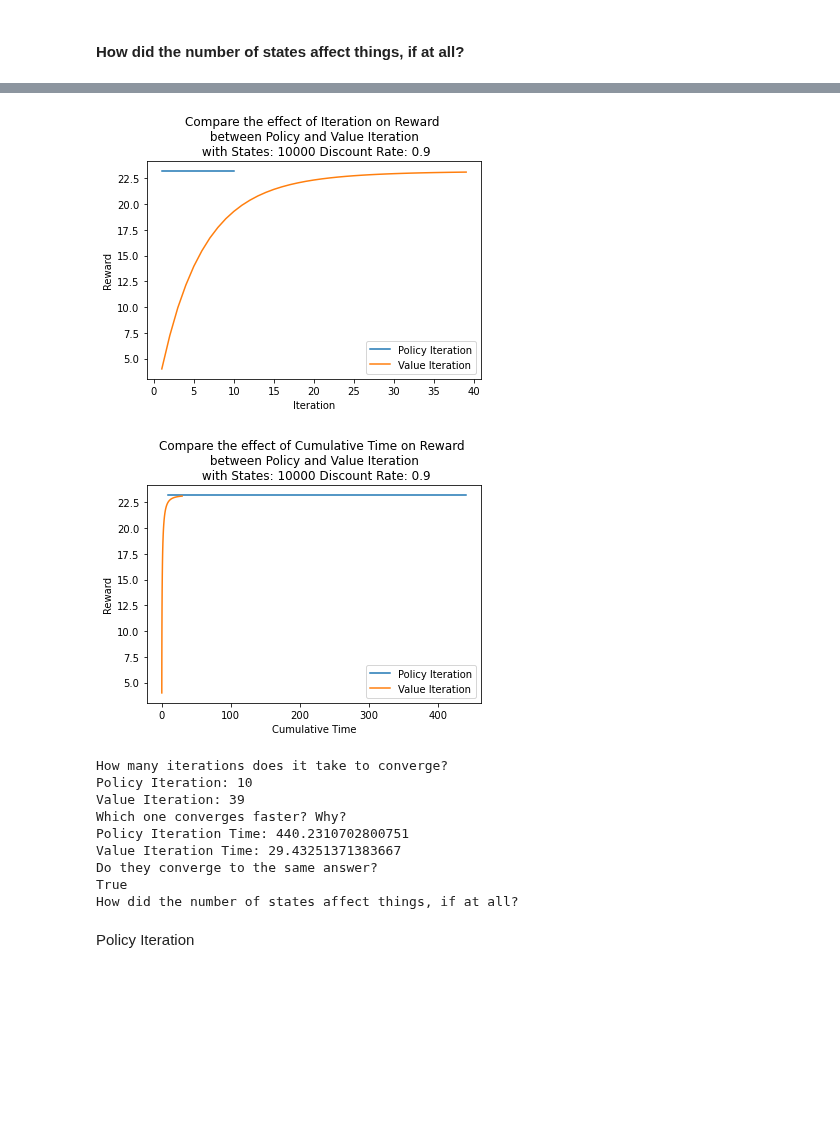
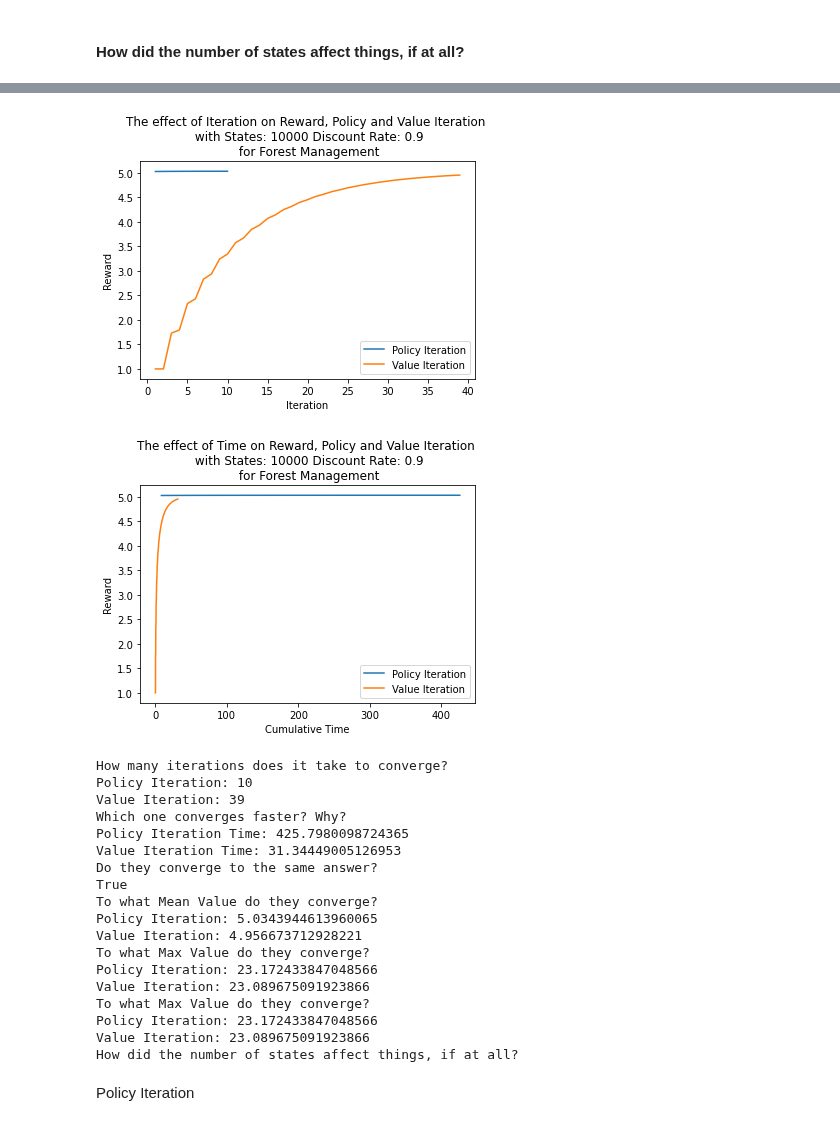
Before and after one commit to amandahutter/CS_7641, a Jupyter notebook: A4: Reinforcement Learning/A4 RL Forest FrozenLake.ipynb, the cells around one changed output, grey strips where cells are left out. Saved outputs shown, nothing was run; the diff lists cells and outputs as text; code cells hidden in the pictures; blank space fills up the shorter version.

```diff
--- a/A4: Reinforcement Learning/A4 RL Forest FrozenLake.ipynb
+++ b/A4: Reinforcement Learning/A4 RL Forest FrozenLake.ipynb
@@ -140,7 +140,7 @@ def chart_reward_iter(results, title):
     plt.title(title)
     plt.show()
 # %%
-def compare_reward(pi, vi, num_states, discount_rate):
+def compare_reward(pi, vi, num_states, discount_rate, title):
 
     pi_iter_list = []
     pi_reward_list = []
@@ -151,13 +151,15 @@ def compare_reward(pi, vi, num_states, discount_rate):
 
     for i in range(0, len(pi)):
         pi_iter_list.append(pi[i]['Iteration'])
-        pi_reward_list.append(pi[i]['Reward'])
+        #pi_reward_list.append(pi[i]['Reward'])
+        pi_reward_list.append(pi[i]['Mean V'])
         pi_time_list.append(pi[i]['Time'])
     pi_cumsum_list = list(accumulate(pi_time_list))
 
     for i in range(0, len(vi)):
         vi_iter_list.append(vi[i]['Iteration'])
-        vi_reward_list.append(vi[i]['Reward'])
+        #vi_reward_list.append(vi[i]['Reward'])
+        vi_reward_list.append(vi[i]['Mean V'])
         vi_time_list.append(vi[i]['Time'])
     vi_cumsum_list = list(accumulate(vi_time_list))
 
@@ -166,7 +168,8 @@ def compare_reward(pi, vi, num_states, discount_rate):
     plt.plot(vi_iter_list, vi_reward_list, label = "Value Iteration")
     plt.xlabel("Iteration")
     plt.ylabel("Reward")
-    plt.title("Compare the effect of Iteration on Reward \n between Policy and Value Iteration \n with States: " + str(num_states) + " Discount Rate: " + str(discount_rate))
+    plt.title("The effect of Iteration on Reward, Policy and Value Iteration \n with States: " + \
+              str(num_states) + " Discount Rate: " + str(discount_rate) + "\n for " + title)
     plt.legend()
     plt.show()
 
@@ -175,7 +178,8 @@ def compare_reward(pi, vi, num_states, discount_rate):
     plt.plot(vi_cumsum_list, vi_reward_list, label = "Value Iteration")
     plt.xlabel("Cumulative Time")
     plt.ylabel("Reward")
-    plt.title("Compare the effect of Cumulative Time on Reward \n between Policy and Value Iteration \n with States: " + str(num_states) + " Discount Rate: " + str(discount_rate))
+    plt.title("The effect of Time on Reward, Policy and Value Iteration \n with States: " +\
+              str(num_states) + " Discount Rate: " + str(discount_rate) + "\n for " + title)
     plt.legend()
     plt.show()
 # %%
@@ -321,44 +412,65 @@ P, R = hiive.mdptoolbox.example.forest(S = 10000, r1 = 4, r2 = 2, p = 0.1, is_sp
 pi = hiive.mdptoolbox.mdp.PolicyIteration(P,R,0.9)
 pi_result = pi.run()
 
 vi = hiive.mdptoolbox.mdp.ValueIteration(P,R,0.9)
 vi_result = vi.run()
 
 ql = hiive.mdptoolbox.mdp.QLearning(P, R, 0.9)
 ql_result = ql.run()
 
-compare_reward(pi_result, vi_result, 10000, 0.9)
+compare_reward(pi_result, vi_result, 10000, 0.9, "Forest Management")
 
 print("How many iterations does it take to converge?")
 print("Policy Iteration:", pi_result[-1]['Iteration'])
 print("Value Iteration:", vi_result[-1]['Iteration'])
 
 
 print("Which one converges faster? Why?")
 time_list = []
 for i in range(0, len(pi_result)):
     time_list.append(pi_result[i]['Time'])
 print("Policy Iteration Time:", sum(time_list))
 time_list = []
 for i in range(0, len(vi_result)):
     time_list.append(vi_result[i]['Time'])
 print("Value Iteration Time:", sum(time_list))
 
 print("Do they converge to the same answer?")
 print(pi.policy == vi.policy)
 
+print("To what Mean Value do they converge?")
+print("Policy Iteration:", pi_result[-1]['Mean V'])
+print("Value Iteration:", vi_result[-1]['Mean V'])
+
+print("To what Max Value do they converge?")
+print("Policy Iteration:", pi_result[-1]['Max V'])
+print("Value Iteration:", vi_result[-1]['Max V'])
+
+print("To what Max Value do they converge?")
+print("Policy Iteration:", pi_result[-1]['Reward'])
+print("Value Iteration:", vi_result[-1]['Reward'])
+
 print("How did the number of states affect things, if at all?")
 # %% [output]
-[figure, old version]
+[figure, new version]
-[figure, old version]
+[figure, new version]
 How many iterations does it take to converge?
 Policy Iteration: 10
 Value Iteration: 39
 Which one converges faster? Why?
-Policy Iteration Time: 440.2310702800751
-Value Iteration Time: 29.43251371383667
+Policy Iteration Time: 425.7980098724365
+Value Iteration Time: 31.34449005126953
 Do they converge to the same answer?
 True
+To what Mean Value do they converge?
+Policy Iteration: 5.0343944613960065
+Value Iteration: 4.956673712928221
+To what Max Value do they converge?
+Policy Iteration: 23.172433847048566
+Value Iteration: 23.089675091923866
+To what Max Value do they converge?
+Policy Iteration: 23.172433847048566
+Value Iteration: 23.089675091923866
 How did the number of states affect things, if at all?
 # %%
 P, R = hiive.mdptoolbox.example.forest(S = 1000, r1 = 4, r2 = 2, p = 0.1, is_sparse = False)
```
Also changed, not shown: parts of 18 cells of this notebook.
